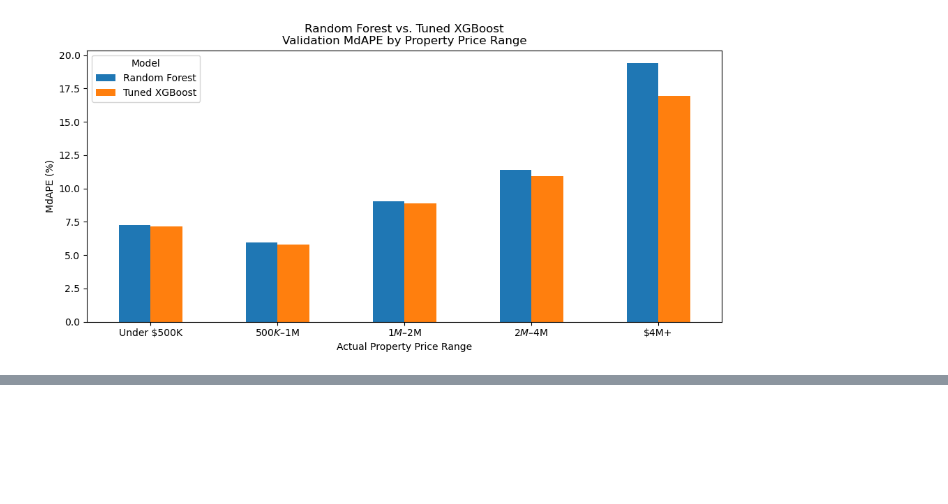
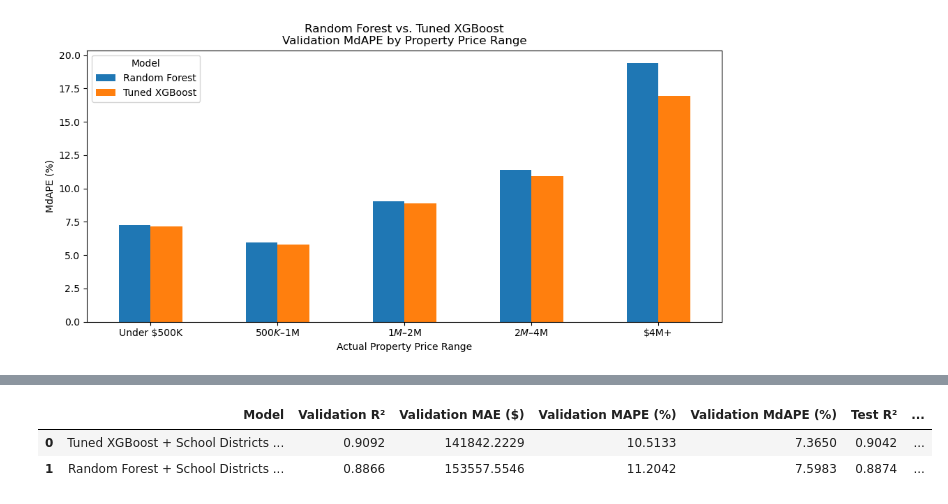
Before and after one commit to Jehad142/IDX-Exchange-Data-Science, a Jupyter notebook: notebooks/06_evaluation.ipynb, the cells around one changed output, grey strips where cells are left out. Saved outputs shown, nothing was run; the diff lists cells and outputs as text; code cells hidden in the pictures; blank space fills up the shorter version.

Commit message:
Evaluate final models on April 2026 test set

```diff
--- a/notebooks/06_evaluation.ipynb
+++ b/notebooks/06_evaluation.ipynb
@@ -191,0 +281,10 @@ Final performance will be assessed using R², MAE, MAPE, and MdAPE, including pr
+# %%
+# Generate predictions using saved fitted pipelines
+rf_test_pred = np.expm1(best_rf.predict(X_test_school_hoa_flooring))
+xgb_test_pred = np.expm1(best_xgboost.predict(X_test_school_hoa_flooring))
+
+# Convert actual prices back to dollars
+y_test_actual = np.expm1(y_test_school_hoa_flooring)
+
+# Save actual prices to be used in app.py
+pd.DataFrame({ "ActualClosePrice":y_test_actual}).to_csv("../results/streamlit_test_actual_prices.csv", index=False)
@@ -191,0 +295,15 @@ Final performance will be assessed using R², MAE, MAPE, and MdAPE, including pr
+# %%
+# Evaluate final models on April test data
+test_results = []
+
+for name, predictions in [
+    ("Random Forest + School Districts + HOA + Flooring", rf_test_pred),
+    ("Tuned XGBoost + School Districts + HOA + Flooring", xgb_test_pred)
+]:
+    test_results.append({"Model": name, "Test R²": r2_score(y_test_actual, predictions),
+                         "Test MAE": mean_absolute_error(y_test_actual, predictions),
+                         "Test MAPE (%)": mape(y_test_actual, predictions),
+                         "Test MdAPE (%)": mdape(y_test_actual, predictions)})
+
+final_test_results = pd.DataFrame(test_results)
+display(final_test_results.round(4))
@@ -191,0 +314,5 @@ Final performance will be assessed using R², MAE, MAPE, and MdAPE, including pr
+# %%
+final_models = ["Random Forest + School Districts + HOA + Flooring", "Tuned XGBoost + School Districts + HOA + Flooring"]
+
+final_validation_results = validation_comparison[validation_comparison["Model"].isin(final_models)].copy()
+display(final_validation_results.round(4))
@@ -191,0 +327,13 @@ Final performance will be assessed using R², MAE, MAPE, and MdAPE, including pr
+# %%
+# Combine validation and test results
+metrics_summary = final_validation_results.merge(final_test_results, on="Model", how="inner", validate="one_to_one")
+
+# Remove training R² from the final comparison
+metrics_summary = metrics_summary.drop(columns=["Training R²"])
+
+# Display final comparison
+display(metrics_summary.round(4))
+# %% [output]
+|  | Model | Validation R² | Validation MAE ($) | Validation MAPE (%) | Validation MdAPE (%) | Test R² | ... |
+| 0 | Tuned XGBoost + School Districts ... | 0.9092 | 141842.2229 | 10.5133 | 7.3650 | 0.9042 | ... |
+| 1 | Random Forest + School Districts ... | 0.8866 | 153557.5546 | 11.2042 | 7.5983 | 0.8874 | ... |
```
Also changed, not shown: parts of 16 cells of this notebook.
